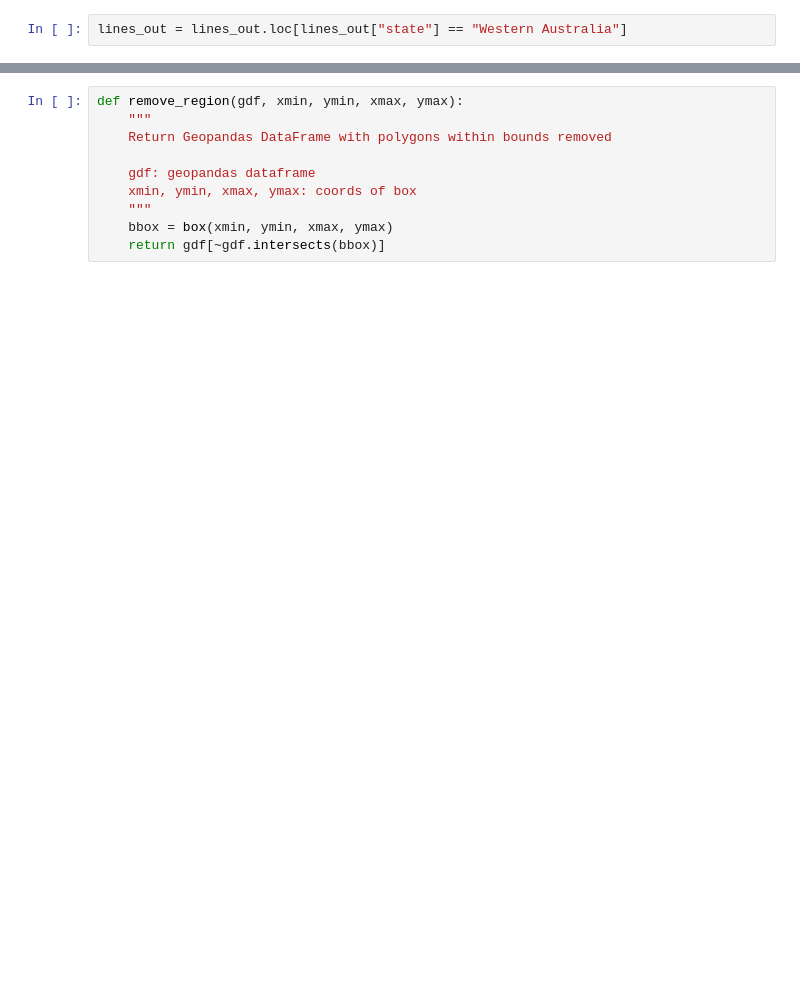
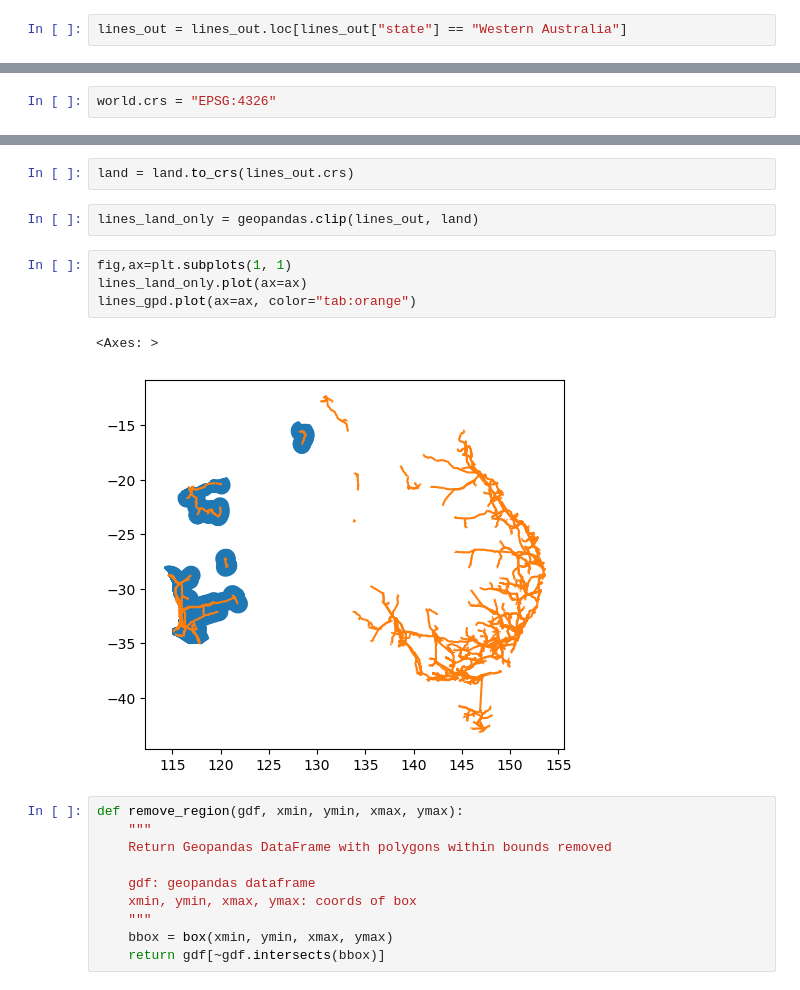
Before and after one commit to dougrichardson/wind_drought, a Jupyter notebook: 09_combine_shapefiles.ipynb, the cells around one changed output, grey strips where cells are left out. Drawn from its saved outputs; the diff is of its cells as text; blank space fills up the shorter version.

```diff
--- a/09_combine_shapefiles.ipynb
+++ b/09_combine_shapefiles.ipynb
@@ -174,0 +186,2 @@ lines_gpd.plot(ax=ax, color="tab:orange")
+# %%
+world.crs = "EPSG:4326"
@@ -175,3 +204,14 @@ lines_gpd.plot(ax=ax, color="tab:orange")
+# %%
+land = land.to_crs(lines_out.crs)
+# %%
+lines_land_only = geopandas.clip(lines_out, land)
+# %%
+fig,ax=plt.subplots(1, 1)
+lines_land_only.plot(ax=ax)
+lines_gpd.plot(ax=ax, color="tab:orange")
+# %% [output]
+<Axes: >
+[figure, added]
 # %%
 def remove_region(gdf, xmin, ymin, xmax, ymax):
     """
```
Also changed, not shown: parts of 15 cells of this notebook.
